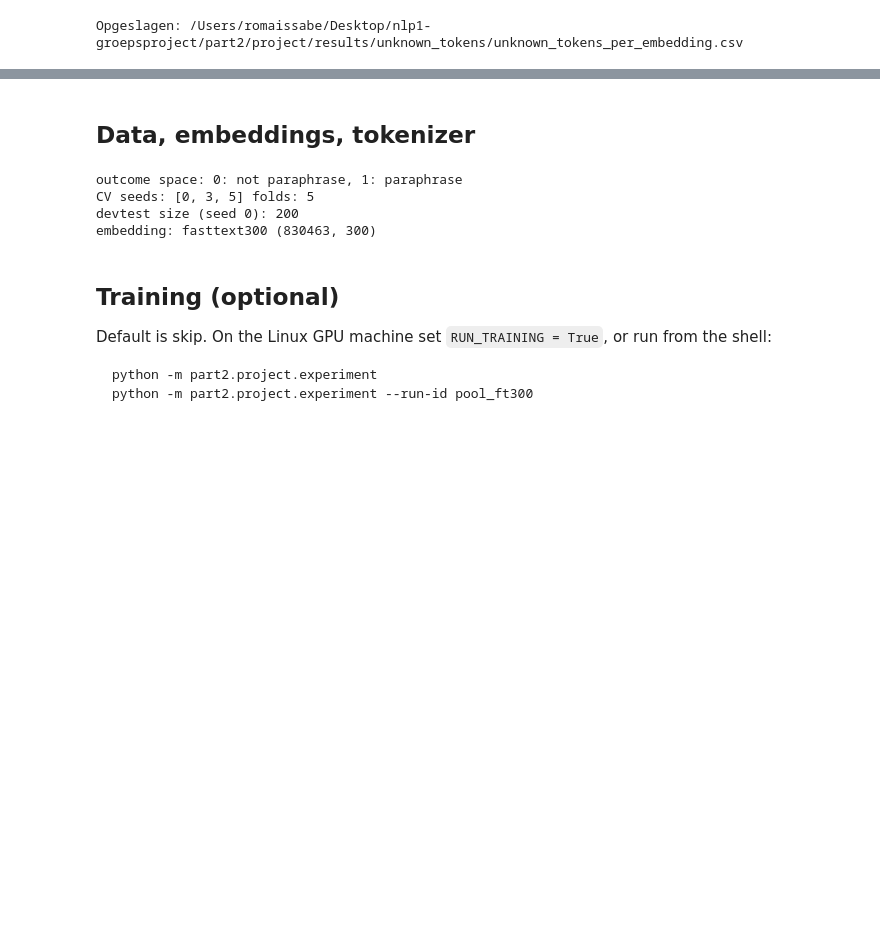
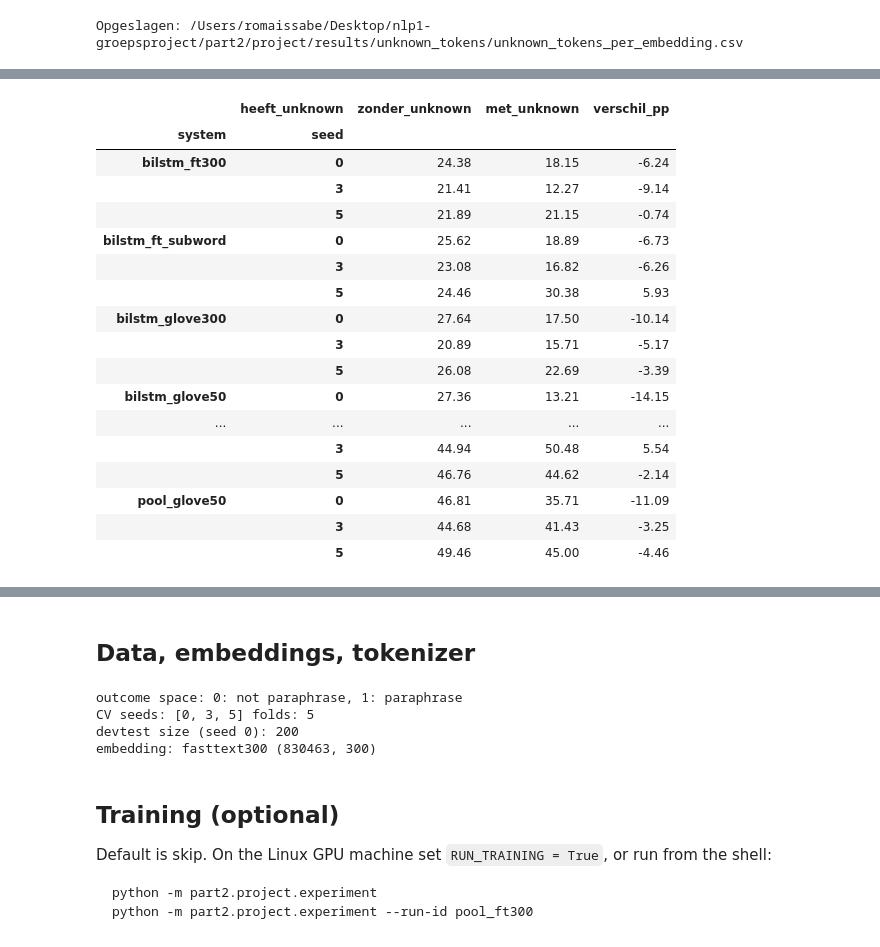
Before and after one commit to Joeyjdl/nlp1-student, a Jupyter notebook: part2/project/project.ipynb, the cells around one changed output, grey strips where cells are left out. Cells and saved outputs as stored; diff of their text form; code cells hidden in the pictures; blank space fills up the shorter version.

```diff
--- a/part2/project/project.ipynb
+++ b/part2/project/project.ipynb
@@ -391,0 +652,36 @@ Opgeslagen: /Users/romaissabe/Desktop/nlp1-groepsproject/part2/project/results/u
+# %%
+per_seed = (
+    foutanalyse.groupby(["system", "seed", "heeft_unknown"])["fout"]
+    .mean()
+    .mul(100)
+    .unstack("heeft_unknown")
+    .rename(columns={
+        False: "zonder_unknown",
+        True: "met_unknown",
+    })
+)
+
+per_seed["verschil_pp"] = (
+    per_seed["met_unknown"] - per_seed["zonder_unknown"]
+)
+
+display(per_seed.round(2))
+# %% [output]
+|  | heeft_unknown | zonder_unknown | met_unknown | verschil_pp |
+| system | seed |  |  |  |
+| bilstm_ft300 | 0 | 24.38 | 18.15 | -6.24 |
+|  | 3 | 21.41 | 12.27 | -9.14 |
+|  | 5 | 21.89 | 21.15 | -0.74 |
+| bilstm_ft_subword | 0 | 25.62 | 18.89 | -6.73 |
+|  | 3 | 23.08 | 16.82 | -6.26 |
+|  | 5 | 24.46 | 30.38 | 5.93 |
+| bilstm_glove300 | 0 | 27.64 | 17.50 | -10.14 |
+|  | 3 | 20.89 | 15.71 | -5.17 |
+|  | 5 | 26.08 | 22.69 | -3.39 |
+| bilstm_glove50 | 0 | 27.36 | 13.21 | -14.15 |
+| ... | ... | ... | ... | ... |
+|  | 3 | 44.94 | 50.48 | 5.54 |
+|  | 5 | 46.76 | 44.62 | -2.14 |
+| pool_glove50 | 0 | 46.81 | 35.71 | -11.09 |
+|  | 3 | 44.68 | 41.43 | -3.25 |
+|  | 5 | 49.46 | 45.00 | -4.46 |
```
Also changed, not shown: parts of 19 cells of this notebook.
